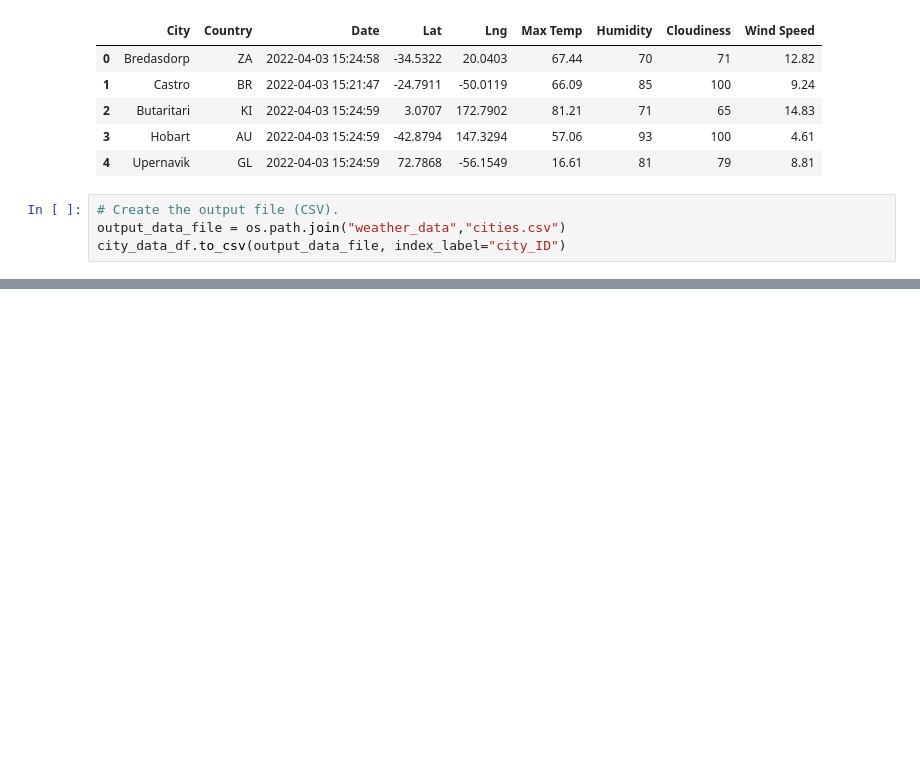
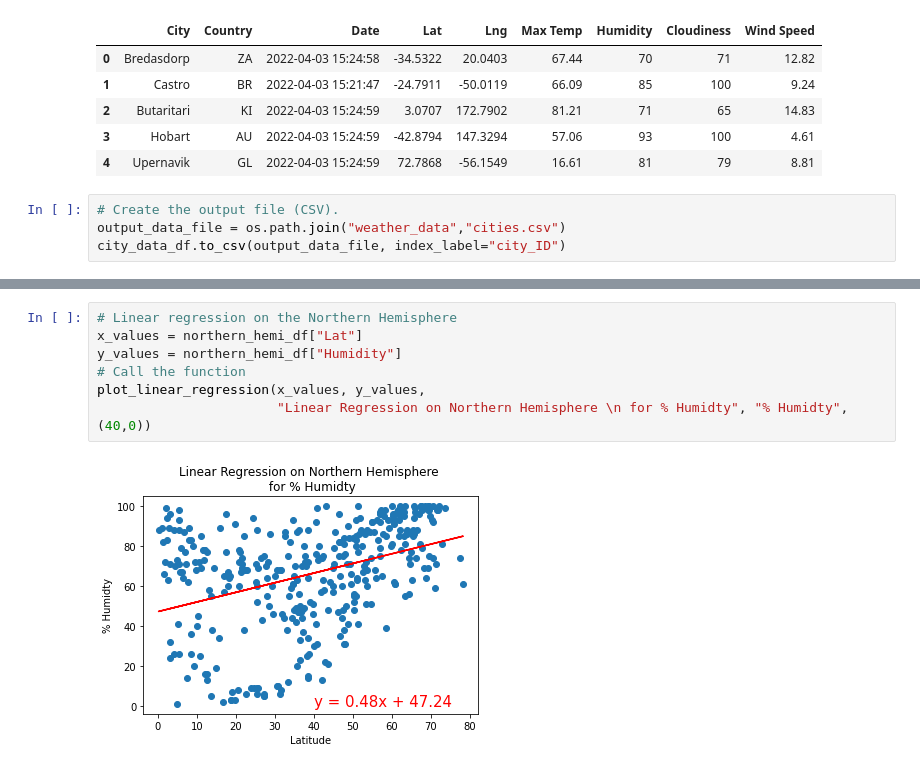
Before and after one commit to AnthonyRansom/World_Weather_Analysis, a Jupyter notebook: WeatherPy.ipynb, the cells around one changed output, grey strips where cells are left out. Saved outputs shown, nothing was run; the diff lists cells and outputs as text; blank space fills up the shorter version.

```diff
--- a/WeatherPy.ipynb
+++ b/WeatherPy.ipynb
@@ -240,0 +298,9 @@ plt.show()
+# %%
+# Linear regression on the Northern Hemisphere
+x_values = northern_hemi_df["Lat"]
+y_values = northern_hemi_df["Humidity"]
+# Call the function
+plot_linear_regression(x_values, y_values,
+                       "Linear Regression on Northern Hemisphere \n for % Humidty", "% Humidty",(40,0))
+# %% [output]
+[figure, added]
```
Also changed, not shown: parts of 21 cells of this notebook, 1 other file.
